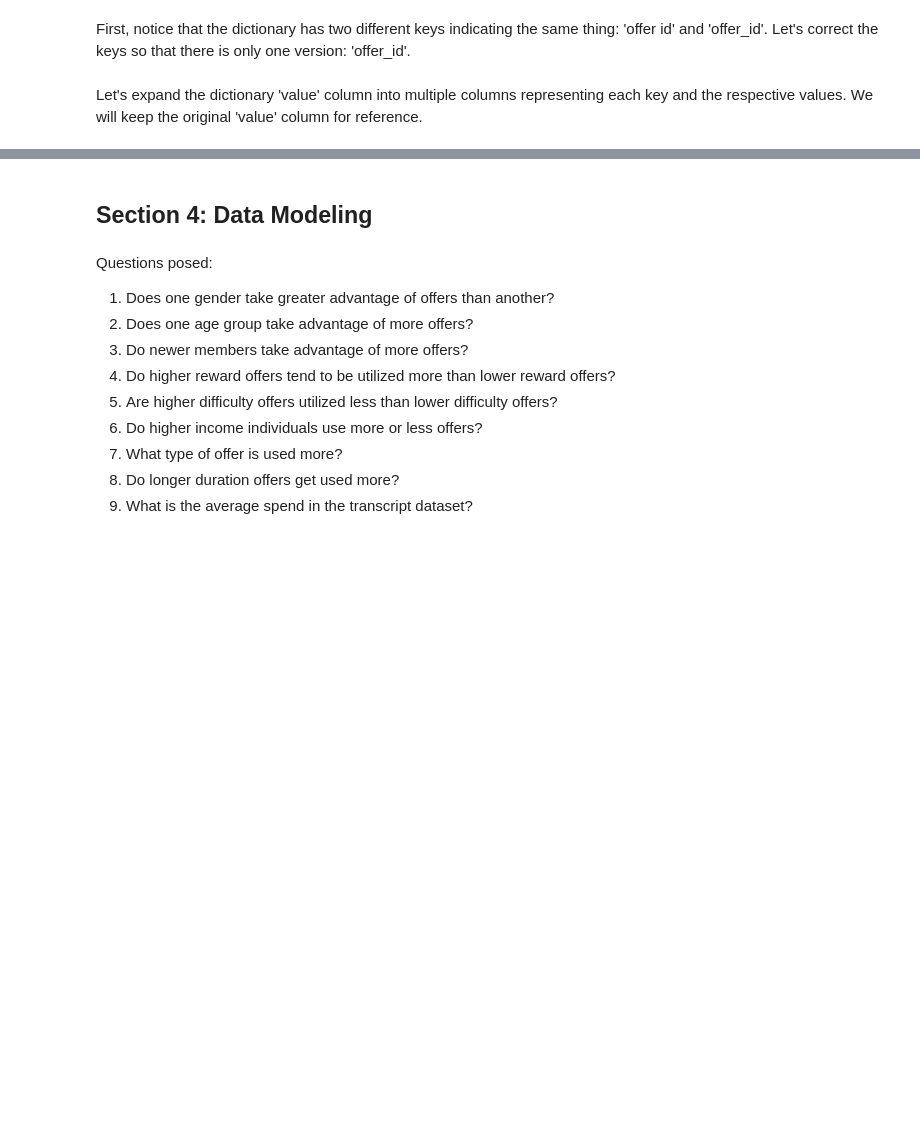
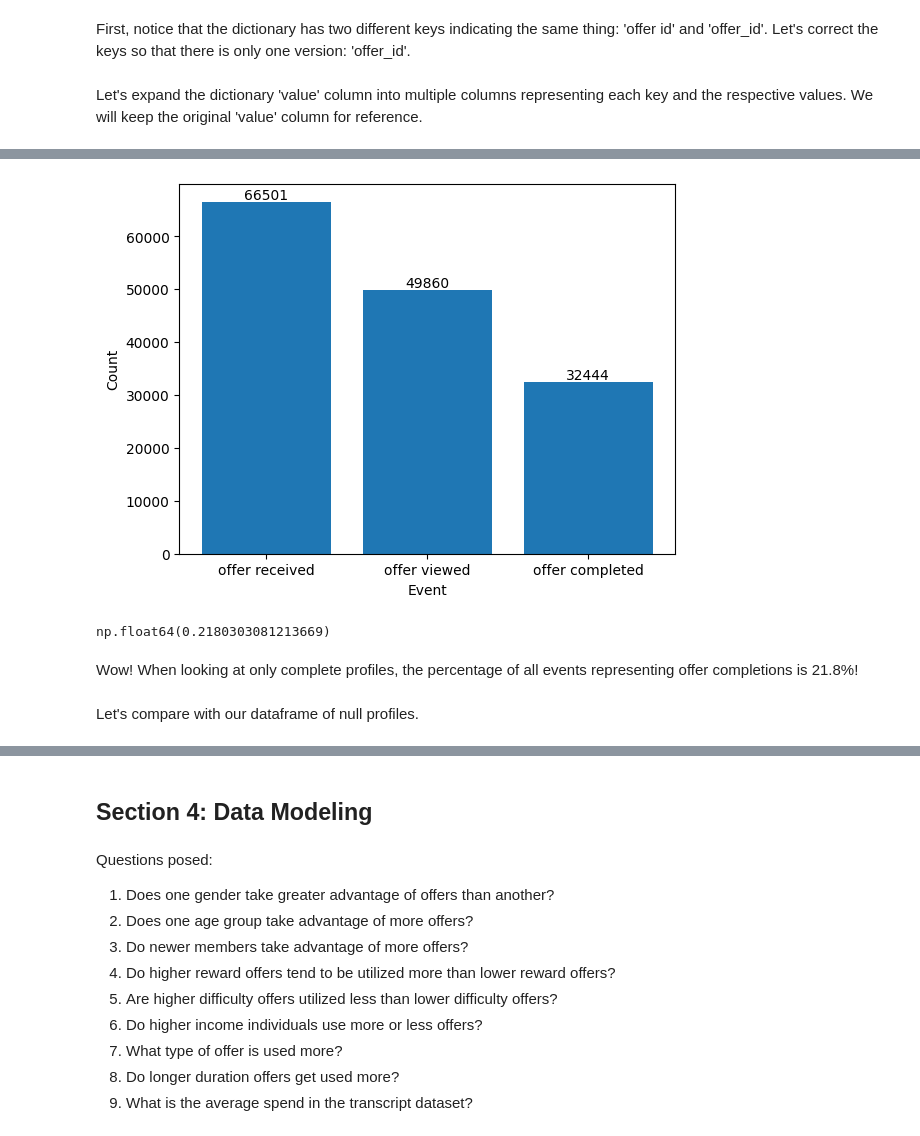
Before and after one commit to ewood242/Project_4_Capstone_Starbucks, a Jupyter notebook: Starbucks_Capstone_notebook.ipynb, the cells around one changed output, grey strips where cells are left out. Saved outputs shown, nothing was run; the diff lists cells and outputs as text; code cells hidden in the pictures; blank space fills up the shorter version.

```diff
--- a/Starbucks_Capstone_notebook.ipynb
+++ b/Starbucks_Capstone_notebook.ipynb
@@ -381,0 +500,7 @@ transcript_new
+# %%
+events_all = full_df['event'].value_counts()
+plt.bar(events_all.index, events_all.values)
+plt.xlabel('Event')
+plt.ylabel('Count')
+for i in range(len(events_all.index)):
+    plt.text(i, events_all.values[i], str(events_all.values[i]), ha='center', va='bottom')
@@ -381,0 +518,4 @@ transcript_new
+# %%
+complete_profiles = profile[(profile['gender'].notnull()) & (profile['income'].notnull())]
+print(complete_profiles.head())
+complete_profiles.shape
@@ -381,0 +537,3 @@ transcript_new
+# %%
+complete_df = pd.merge(transcript_new, complete_profiles, how = 'inner', on = 'customer_id')
+complete_df.head()
@@ -381,0 +547,3 @@ transcript_new
+# %%
+complete_df = pd.merge(complete_df, portfolio_new, how = 'inner', on = 'offer_id')
+complete_df.head()
@@ -381,0 +557,18 @@ transcript_new
+# %%
+events_complete = complete_df['event'].value_counts()
+plt.bar(events_complete.index, events_complete.values)
+plt.xlabel('Event')
+plt.ylabel('Count')
+for i in range(len(events_complete.index)):
+    plt.text(i, events_complete.values[i], str(events_complete.values[i]), ha='center', va='bottom')
+# %% [output]
+[figure, added]
+# %%
+complete_ratio_completed_v_all_events = events_complete['offer completed'] / complete_df.shape[0]
+complete_ratio_completed_v_all_events
+# %% [output]
+np.float64(0.2180303081213669)
+# %% [markdown]
+Wow! When looking at only complete profiles, the percentage of all events representing offer completions is 21.8%!
+# %% [markdown]
+Let's compare with our dataframe of null profiles.
```
Also changed, not shown: parts of 49 cells of this notebook.
